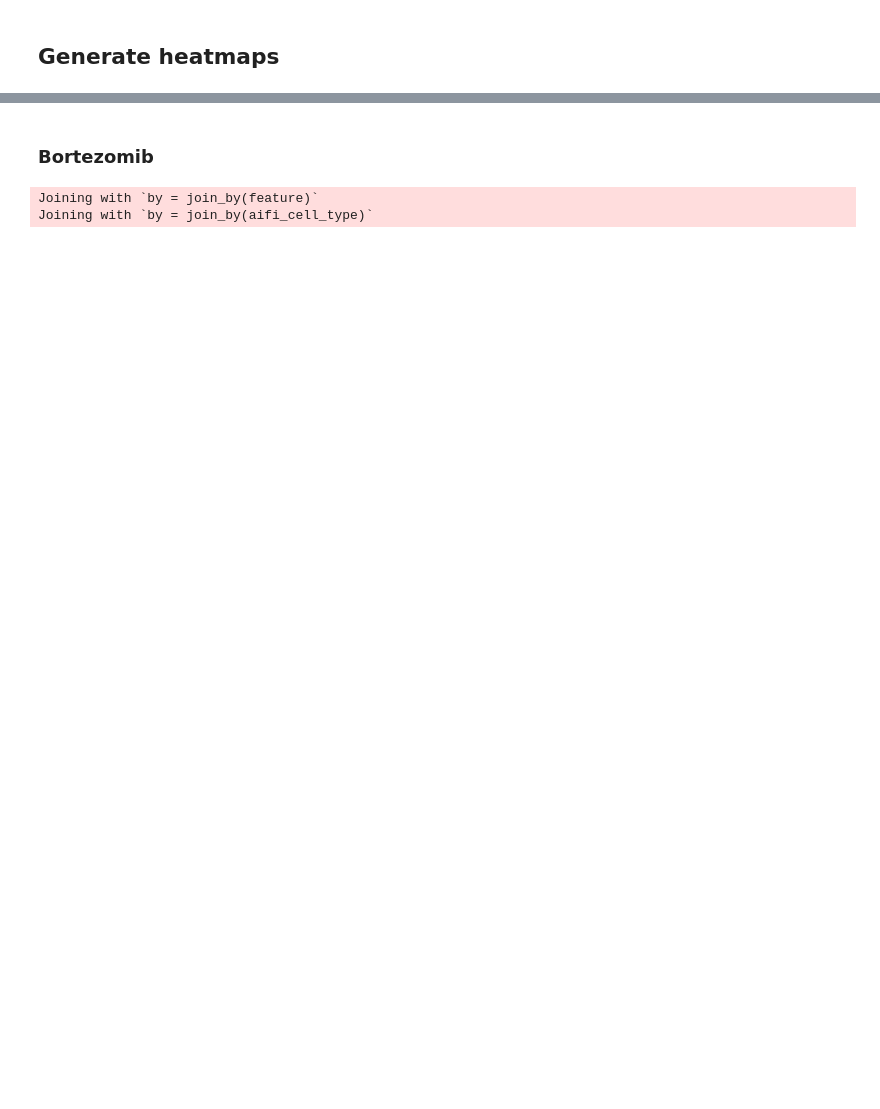
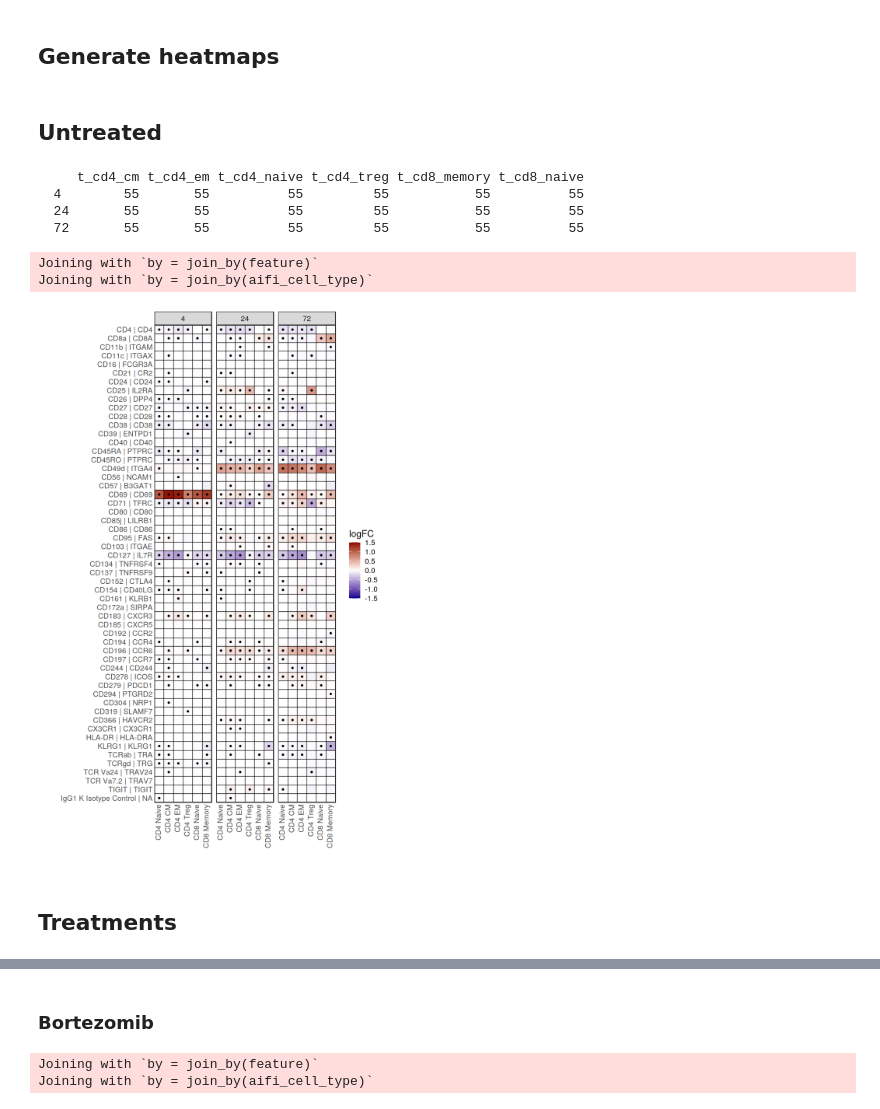
Before and after one commit to aifimmunology/repro-vrd-tea-seq, a Jupyter notebook: figures/Supp-Fig-07_dde_heatmap.ipynb, the cells around one changed output, grey strips where cells are left out. Saved outputs shown, nothing was run; the diff lists cells and outputs as text; code cells hidden in the pictures; blank space fills up the shorter version.

```diff
--- a/figures/Supp-Fig-07_dde_heatmap.ipynb
+++ b/figures/Supp-Fig-07_dde_heatmap.ipynb
@@ -40,0 +49,3 @@ retrieving files using fileIDS...
+# %%
+untreated_dde_uuid <- "a20a208b-f1b5-401d-a349-7d3ea22514ac"
+untreated_dde_file <- cacheFiles(list(untreated_dde_uuid))
@@ -45,3 +60,74 @@ feat_order <- read.csv("../common/adt_features.csv") %>%
   mutate(plot_label = paste(feature_label, "|", gene))
 # %% [markdown]
 ## Generate heatmaps
+# %% [markdown]
+## Untreated
+# %%
+untreated_dde <- read.csv(untreated_dde_file)
+# %%
+table(untreated_dde$timepoint, untreated_dde$aifi_cell_type)
+# %% [output]
+     t_cd4_cm t_cd4_em t_cd4_naive t_cd4_treg t_cd8_memory t_cd8_naive
+  4        55       55          55         55           55          55
+  24       55       55          55         55           55          55
+  72       55       55          55         55           55          55
+# %%
+plot_data <- untreated_dde %>%
+  left_join(feat_order) %>%
+  left_join(type_colors) %>%
+  mutate(logFC = case_when(
+      logFC > 1.5 ~ 1.5,
+      logFC < -1.5 ~ -1.5,
+      TRUE ~ logFC
+  ))
+sig_data <- plot_data %>%
+  filter(adjP < 0.05)
+# %% [output]
+Joining with `by = join_by(feature)`
+Joining with `by = join_by(aifi_cell_type)`
+# %%
+options(repr.plot.width = 7.5, repr.plot.height = 12)
+untreated_heatmap <- ggplot() +
+  geom_tile(
+      data = plot_data,
+      aes(x = cell_type_xpos,
+          y = ypos,
+          fill = logFC),
+      color = "black"
+  ) +
+  geom_point(
+      data = sig_data,
+      aes(x = cell_type_xpos,
+          y = ypos),
+      size = 0.5
+  ) +
+  facet_wrap(
+      ~ timepoint
+  ) +
+  scale_x_continuous(
+      "",
+      breaks = type_colors$cell_type_xpos,
+      label = type_colors$cell_type_label,
+      expand = c(0,0)
+  ) +
+  scale_y_continuous(
+      "",
+      breaks = feat_order$ypos,
+      labels = feat_order$plot_label,
+      expand = c(0,0)
+  ) +
+  scale_fill_gradient2(
+      low = "darkblue",
+      mid = "white",
+      high = "darkred",
+      midpoint = 0,
+      limits = c(-1.5, 1.5)
+  ) +
+  theme_bw(14) +
+  theme(
+      axis.ticks = element_blank(),
+      axis.text.x = element_text(angle = 90, hjust = 1, vjust = 0.3)
+  )
+untreated_heatmap
+# %% [output]
+[figure, added]
@@ -48,2 +142,4 @@ feat_order <- read.csv("../common/adt_features.csv") %>%
+# %% [markdown]
+## Treatments
 # %%
 all_dde <- read.csv(dde_file)
```
Also changed, not shown: parts of 13 cells of this notebook, 15 other files.
